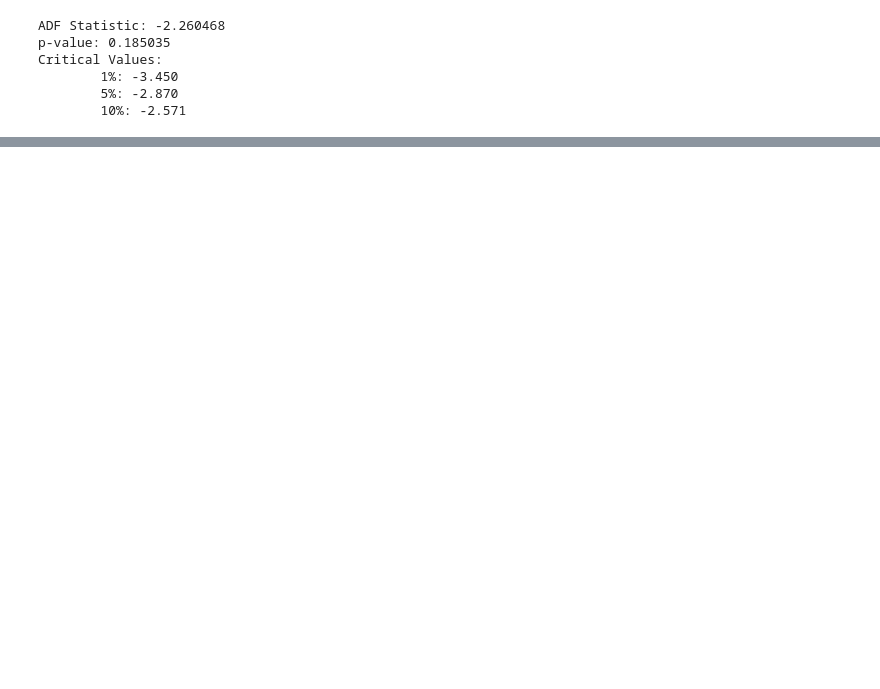
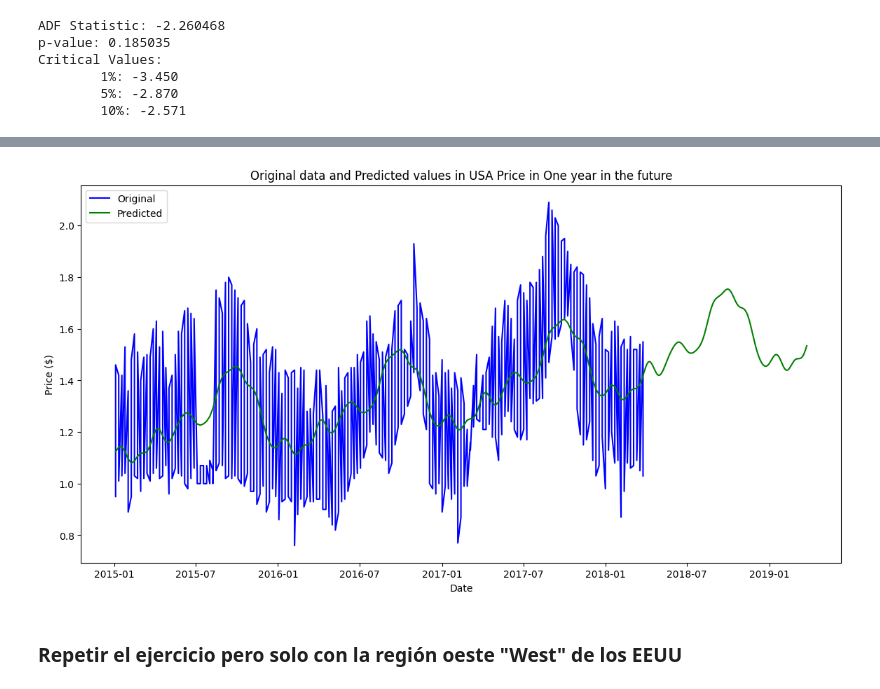
Before and after one commit to Mar19845/DataScience, a Jupyter notebook: LAB9/lab9.ipynb, the cells around one changed output, grey strips where cells are left out. Cells and saved outputs as stored; diff of their text form; code cells hidden in the pictures; blank space fills up the shorter version.

```diff
--- a/LAB9/lab9.ipynb
+++ b/LAB9/lab9.ipynb
@@ -190,0 +214,6 @@ Critical Values:
+# %%
+graph_prediction(totalUS,prediction_totalUS,'USA')
+# %% [output]
+[figure, added]
+# %% [markdown]
+### Repetir el ejercicio pero solo con la región oeste "West" de los EEUU
```
Also changed, not shown: parts of 15 cells of this notebook, 1 other file.
